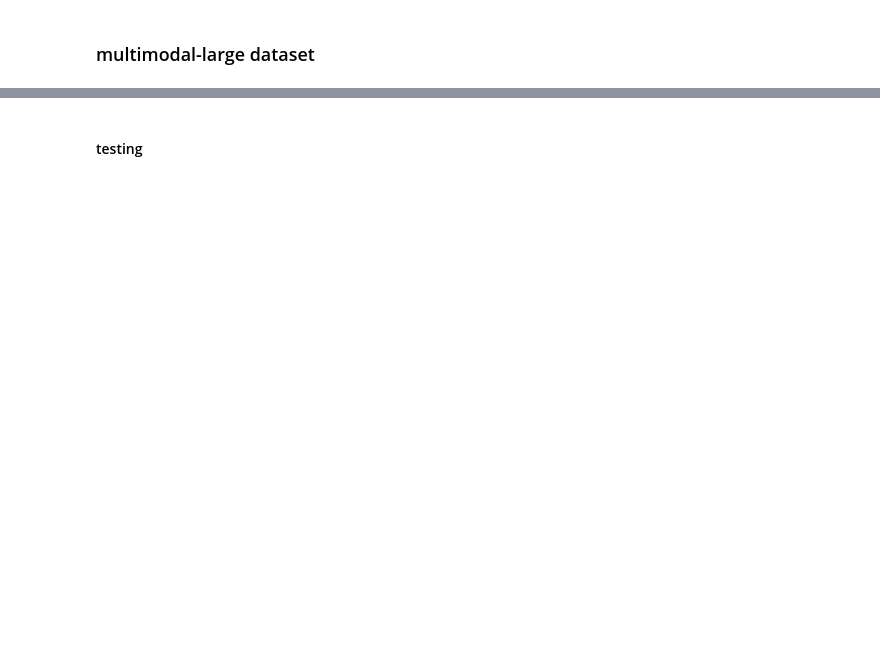
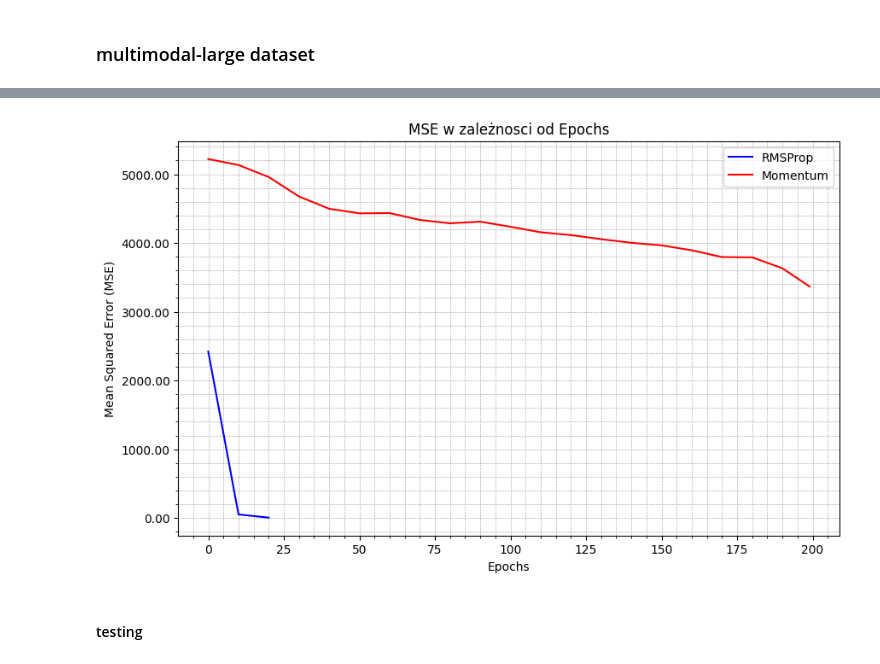
Before and after one commit to mikolaj2268/Computational_Intelligence_Methods, a Jupyter notebook: NN1/3/nn1_3-final_raport.ipynb, the cells around one changed output, grey strips where cells are left out. Saved outputs shown, nothing was run; the diff lists cells and outputs as text; code cells hidden in the pictures; blank space fills up the shorter version.

```diff
--- a/NN1/3/nn1_3-final_raport.ipynb
+++ b/NN1/3/nn1_3-final_raport.ipynb
@@ -516,6 +516,6 @@ training_data_scaled = [
 # %%
-mlp_square_1_5.train(
-    training_data_scaled, epoch_count=100000, learn_rate=0.01, batch_size_input=10,
+mse_2_rms = mlp3.train(
+    training_data_scaled, epochs=100000, learning_rate=0.01, batch_size=10,
     optimization_method='rmsprop', beta=0.9, epsilon=1e-8,
     X_val_scaled = X_test_scaled, y_val_scaled = y_test_scaled, X_val = X_test_multimodal_large, y_val = y_test_multimodal_large, scaler_y = scaler_y,
     mse_limit = 9, visual_interval = 10
@@ -541,0 +527,2 @@ Epoch 170, MSE: 5.853932407854354
+# %%
+mlp4 = MLP([1, 64, 32, 32, 1] )
@@ -541,0 +547,7 @@ Epoch 170, MSE: 5.853932407854354
+# %%
+mse_2_momentum = mlp4.train(
+    training_data_scaled, epochs=200, learning_rate=0.01, batch_size=10,
+    optimization_method='momentum', beta=0.9, epsilon=1e-8,
+    X_val_scaled = X_test_scaled, y_val_scaled = y_test_scaled, X_val = X_test_multimodal_large, y_val = y_test_multimodal_large, scaler_y = scaler_y,
+    mse_limit = 9, visual_interval = 10
+)
@@ -542,3 +572,15 @@ Epoch 170, MSE: 5.853932407854354
+# %%
+mse_2_momentum = list_to_dataframe(mse_2_momentum)
+mse_2_rms = list_to_dataframe(mse_2_rms)
+# %%
+# Assuming mse1_01, mse50_01, mse100_01, mse200_01 are your datasets as DataFrames
+datasets = [mse_2_rms, mse_2_momentum]
+labels = ['RMSProp', 'Momentum']
+colors = ['blue', 'red']
+
+plot_mse(datasets, labels, colors)
+# %% [output]
+[figure, added]
 # %% [markdown]
 #### testing
 # %%
```
Also changed, not shown: parts of 32 cells of this notebook, 14 other files.
